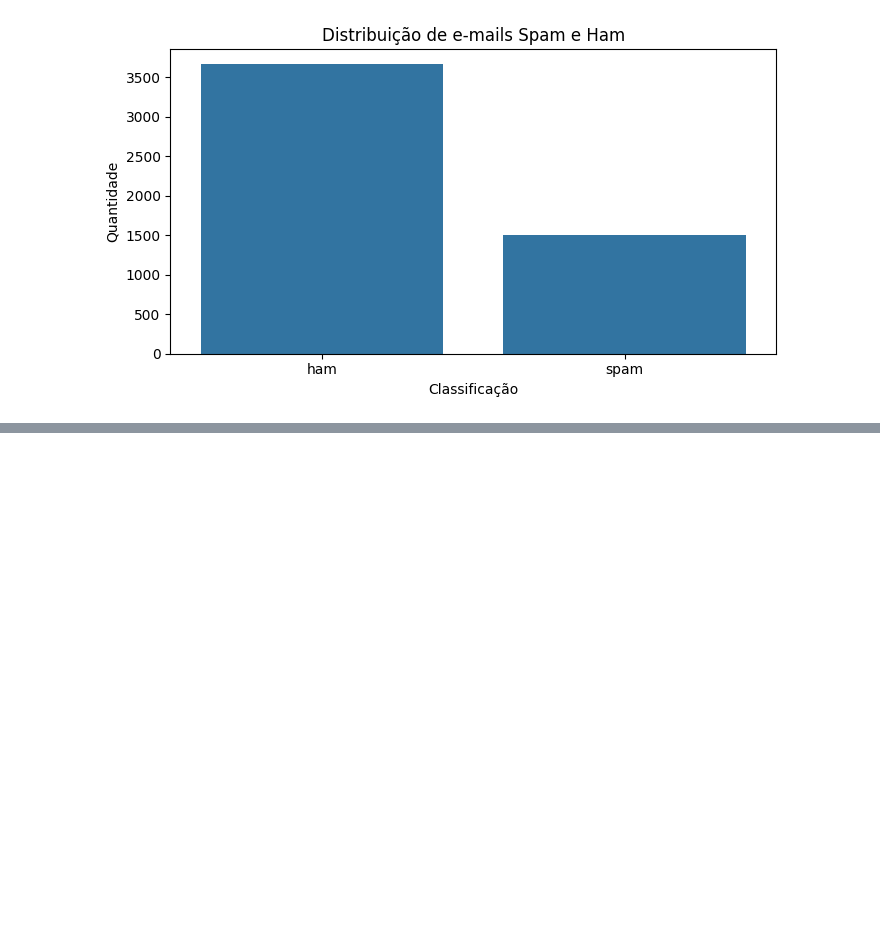
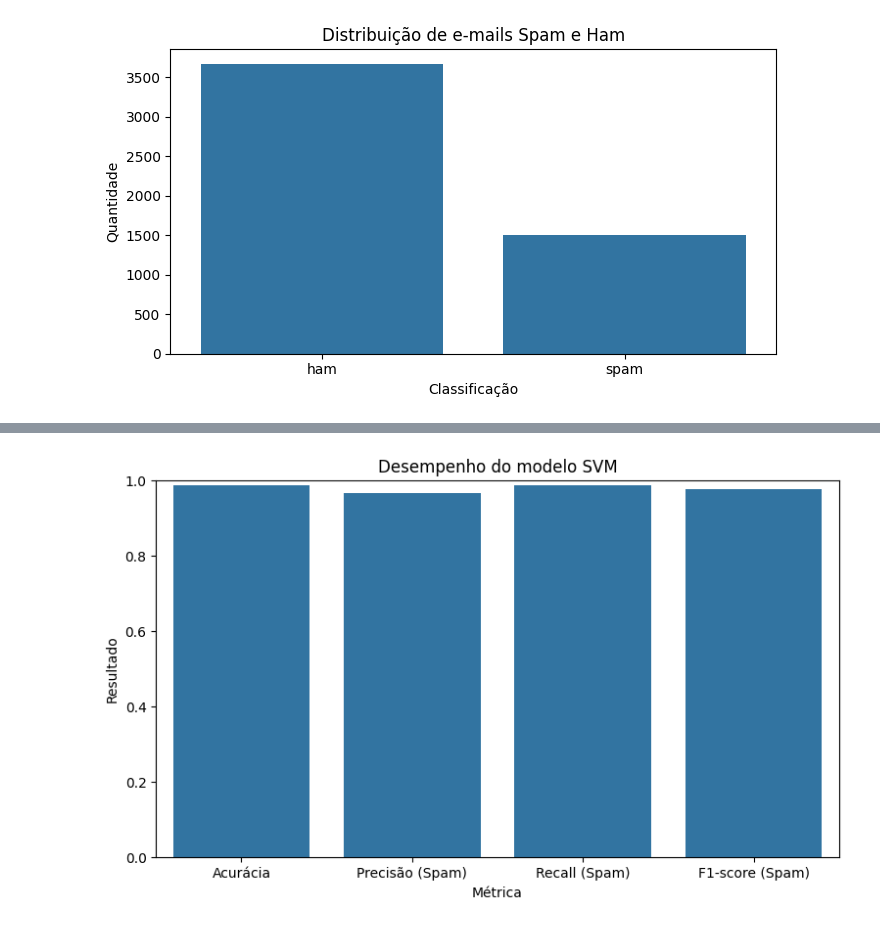
Before and after one commit to Delfino-23/classificacao-emails-spam, a Jupyter notebook: notebooks/modelo_svm.ipynb, the cells around one changed output, grey strips where cells are left out. Drawn from its saved outputs; the diff is of its cells as text; code cells hidden in the pictures; blank space fills up the shorter version.

```diff
--- a/notebooks/modelo_svm.ipynb
+++ b/notebooks/modelo_svm.ipynb
@@ -20,7 +20,8 @@ O arquivo spam_ham_dataset.csv deve estar na pasta data/ do projeto. Como o note
 # Localiza o arquivo do dataset
 caminhos_dataset = [
     Path("data/spam_ham_dataset.csv"),
-    Path("../data/spam_ham_dataset.csv")
+    Path("../data/spam_ham_dataset.csv"),
+    Path("spam_ham_dataset.csv")
 ]
 
 caminho_dataset = next(
@@ -31,7 +32,7 @@ caminho_dataset = next(
 if caminho_dataset is None:
     raise FileNotFoundError(
         "Dataset não encontrado. Verifique se o arquivo "
-        "'spam_ham_dataset.csv' está na pasta 'data/'."
+        "ArithmeticError 'spam_ham_dataset.csv' está presente no diretório 'data' ou no diretório atual."
     )
 
 # Carrega o dataset
@@ -138,0 +431,32 @@ Name: count, dtype: float64
+# %%
+metricas = pd.DataFrame({
+    "Métrica": [
+        "Acurácia",
+        "Precisão (Spam)",
+        "Recall (Spam)",
+        "F1-score (Spam)"
+    ],
+    "Resultado": [
+        acuracia,
+        precisao,
+        revocacao,
+        f1
+    ]
+})
+
+plt.figure(figsize=(9, 5))
+
+sns.barplot(
+    data=metricas,
+    x="Métrica",
+    y="Resultado"
+)
+
+plt.title("Desempenho do modelo SVM")
+plt.ylabel("Resultado")
+plt.xlabel("Métrica")
+plt.ylim(0, 1)
+
+plt.show()
+# %% [output]
+[figure, added]
```
Also changed, not shown: parts of 23 cells of this notebook, 1 other file.
